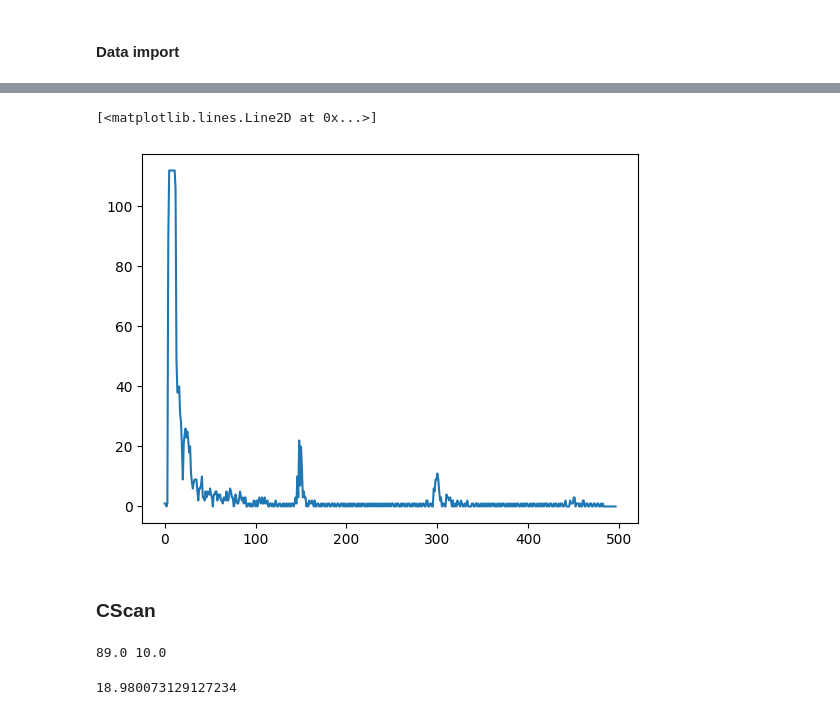
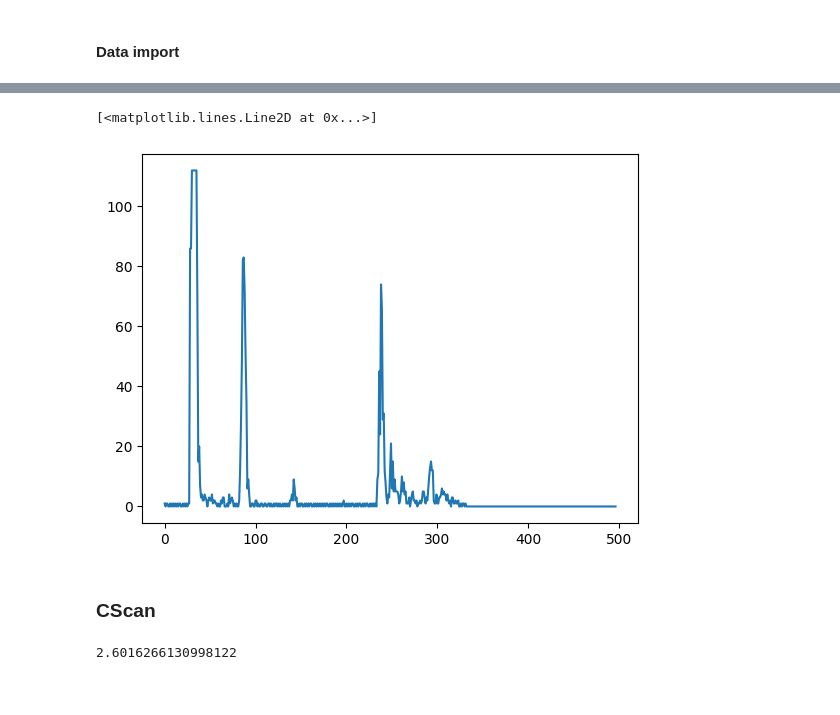
Before and after one commit to topeberti/UltraCODE, a Jupyter notebook: 4_Processing/Composite_porosity_UT/C-Scan.ipynb, the cells around one changed output, grey strips where cells are left out. Cells and saved outputs as stored; diff of their text form; code cells hidden in the pictures.

```diff
--- a/4_Processing/Composite_porosity_UT/C-Scan.ipynb
+++ b/4_Processing/Composite_porosity_UT/C-Scan.ipynb
@@ -72,17 +80,17 @@ import matplotlib.pyplot as plt
 
 rfa = ndt.RfAligner()
 
-aligned = rfa.align(data,5,14,True)
+aligned = rfa.align(data,30,14,True)
 # %%
 ndt.write_tiff(aligned,folder_to_read / "aligned.tiff")
 # %%
-x = 208
-y = 397
+x = 21
+y = 882
 
 plt.plot(aligned[x,y])
 # %% [output]
 [<matplotlib.lines.Line2D at 0x...>]
-[figure, old version]
+[figure, new version]
 # %% [markdown]
 ### CScan
 # %%
@@ -93,7 +101,6 @@ csm.define_gate2(40,200, lim = 5)
 # %%
 csm.compute(aligned[x,y])
 # %% [output]
-89.0 10.0
+2.6016266130998122
-18.980073129127234
 # %%
 att = np.apply_along_axis(csm.compute, 2, aligned)
```
Also changed, not shown: parts of 8 cells of this notebook, 1 other file.
